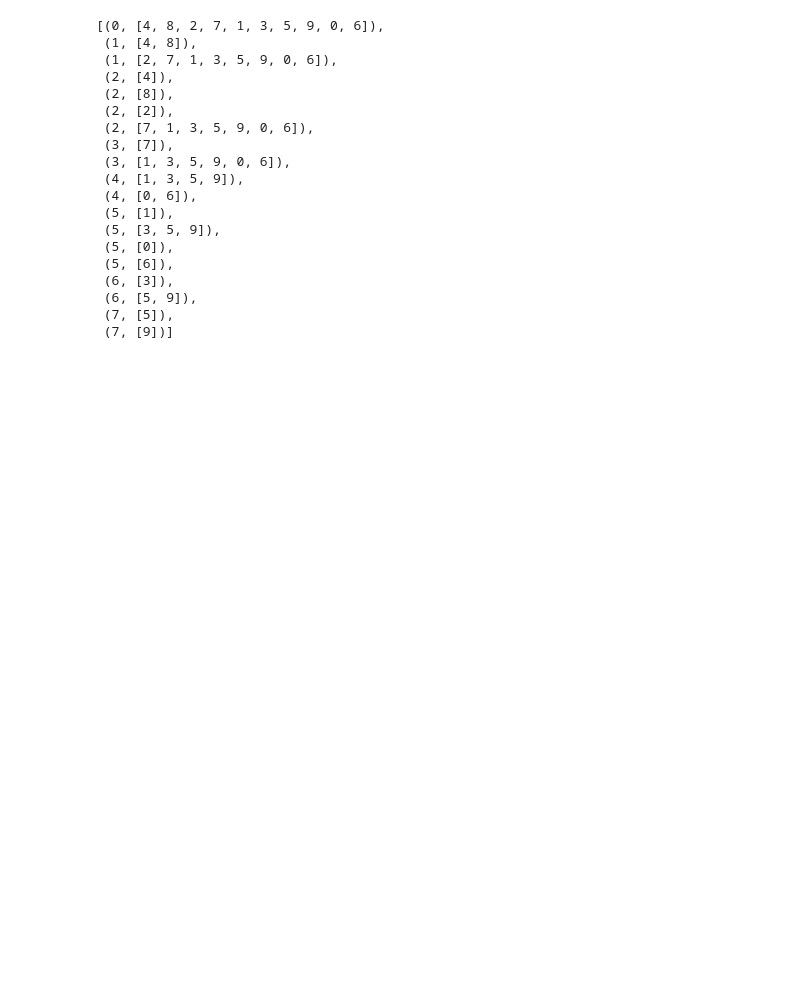
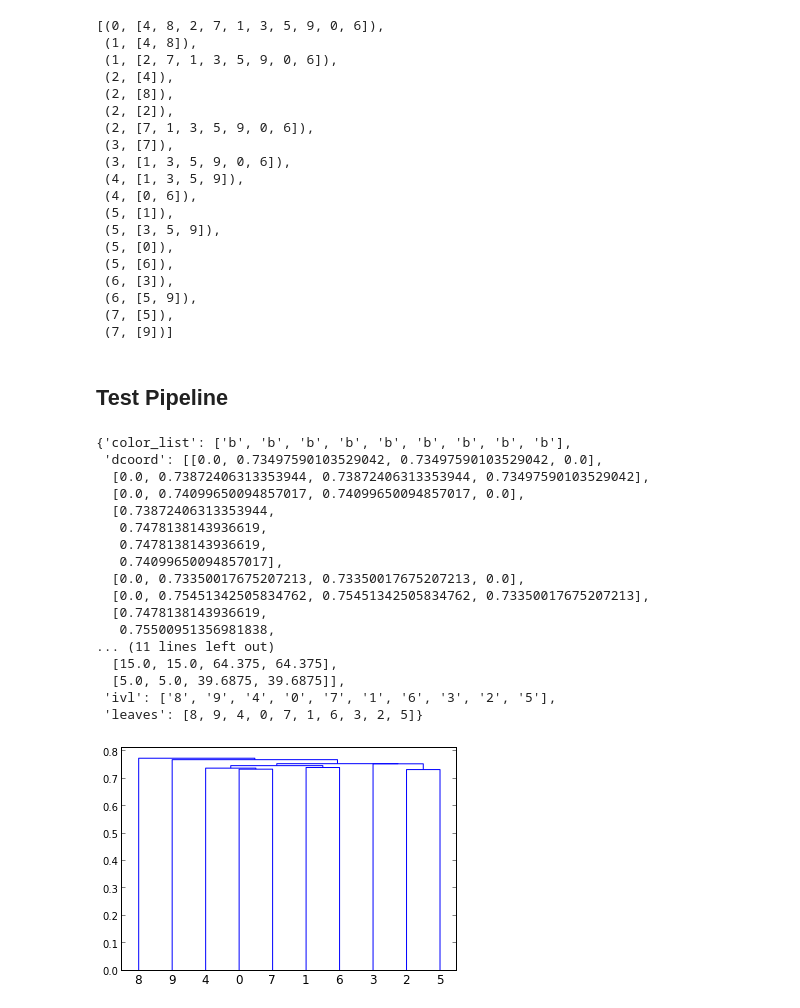
Before and after one commit to biobakery/halla_legacy, a Jupyter notebook: 22Jauary2014.ipynb, the cells around one changed output. Drawn from its saved outputs; the diff is of its cells as text; code cells hidden in the pictures; blank space fills up the shorter version.

Commit message:
Added all-against-all details to ipython notebook. Pre-meeting commit.
changed 22Jauary2014.ipynb
changed halla/__init__.py
changed halla/hierarchy/__init__.py
changed halla/stats/__init__.py

```diff
--- a/22Jauary2014.ipynb
+++ b/22Jauary2014.ipynb
@@ -155,3 +163,33 @@ lf1
  (6, [5, 9]),
  (7, [5]),
  (7, [9])]
+# %% [markdown]
+## Test Pipeline
+# %%
+s = strudel.Strudel()
+X,Y = [ s.randmat( shape = (10,100) ) for _ in range(2) ]
+# %%
+dX, dY = halla.discretize( X ), halla.discretize( Y )
+# %%
+zX, zY = halla.hclust( dX, bTree = False ), halla.hclust( dY, bTree = False )
+# %%
+halla.dendrogram( zX )
+# %% [output]
+{'color_list': ['b', 'b', 'b', 'b', 'b', 'b', 'b', 'b', 'b'],
+ 'dcoord': [[0.0, 0.73497590103529042, 0.73497590103529042, 0.0],
+  [0.0, 0.73872406313353944, 0.73872406313353944, 0.73497590103529042],
+  [0.0, 0.74099650094857017, 0.74099650094857017, 0.0],
+  [0.73872406313353944,
+   0.7478138143936619,
+   0.7478138143936619,
+   0.74099650094857017],
+  [0.0, 0.73350017675207213, 0.73350017675207213, 0.0],
+  [0.0, 0.75451342505834762, 0.75451342505834762, 0.73350017675207213],
+  [0.7478138143936619,
+   0.75500951356981838,
+... (11 lines left out)
+  [15.0, 15.0, 64.375, 64.375],
+  [5.0, 5.0, 39.6875, 39.6875]],
+ 'ivl': ['8', '9', '4', '0', '7', '1', '6', '3', '2', '5'],
+ 'leaves': [8, 9, 4, 0, 7, 1, 6, 3, 2, 5]}
+[figure, added]
```
Also changed, not shown: parts of 10 cells of this notebook, 4 other files.
